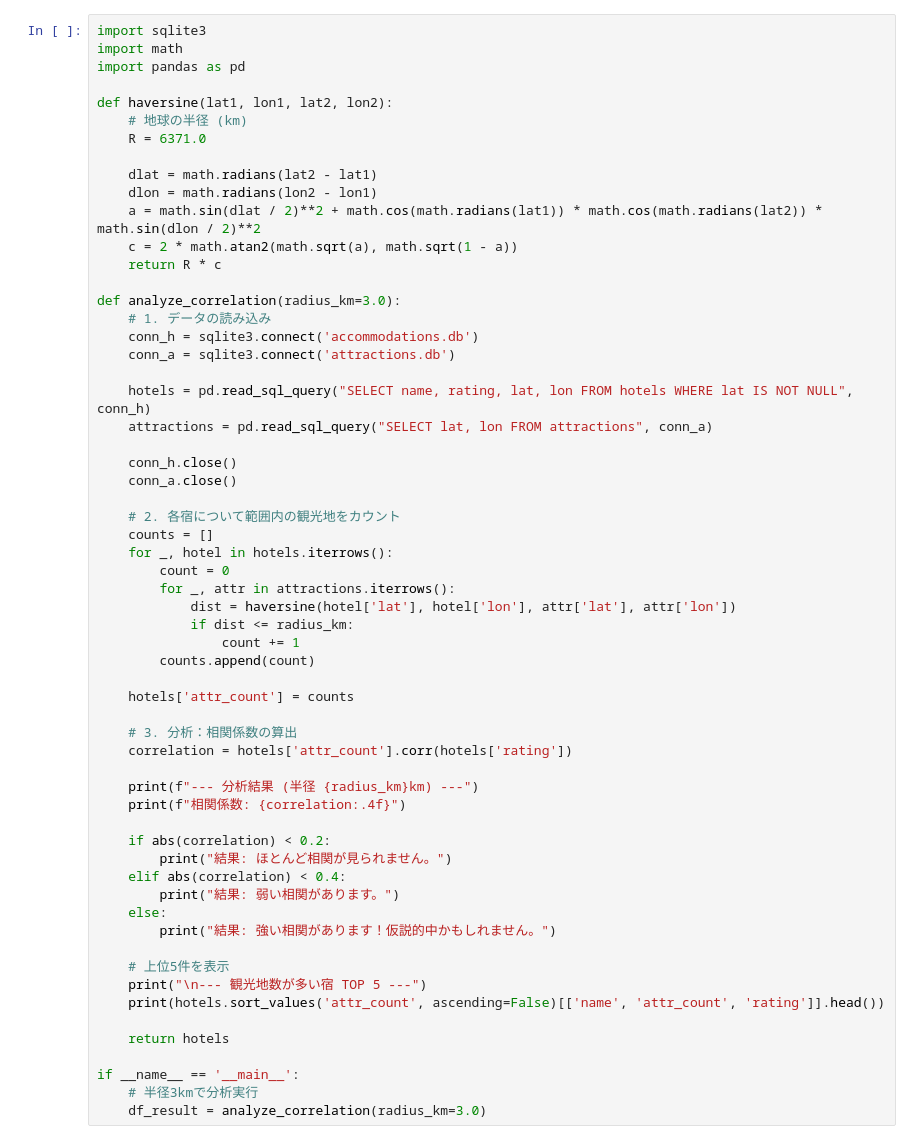
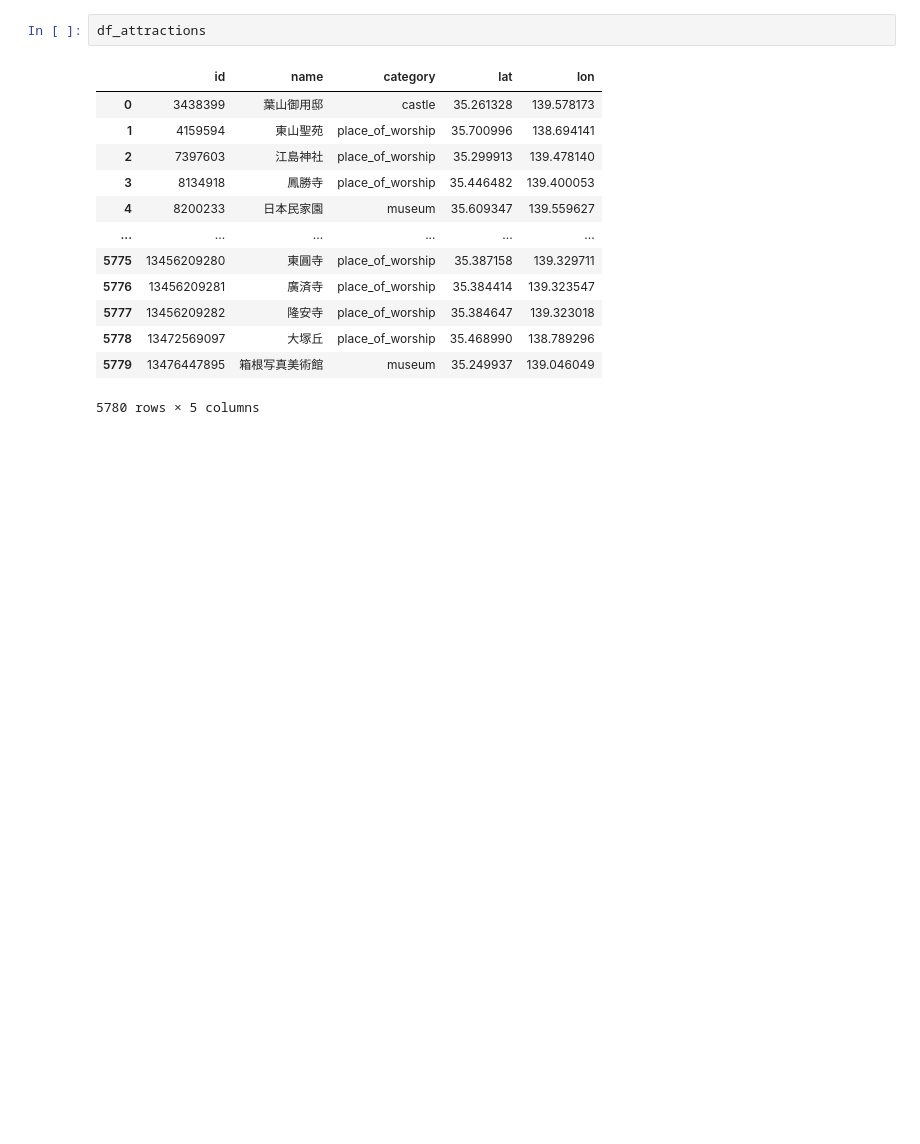
Before and after one commit to nakatayuma/dsprog2_2025, a Jupyter notebook: 2522107_最終課題/analysis.ipynb, the cells around one changed output. Cells and saved outputs as stored; diff of their text form; blank space fills up the shorter version.

```diff
--- a/2522107_最終課題/analysis.ipynb
+++ b/2522107_最終課題/analysis.ipynb
@@ -1,60 +42,16 @@
 # %%
-import sqlite3
-import math
-import pandas as pd
-
-def haversine(lat1, lon1, lat2, lon2):
-    # 地球の半径 (km)
-    R = 6371.0
-
-    dlat = math.radians(lat2 - lat1)
-    dlon = math.radians(lon2 - lon1)
-    a = math.sin(dlat / 2)**2 + math.cos(math.radians(lat1)) * math.cos(math.radians(lat2)) * math.sin(dlon / 2)**2
-    c = 2 * math.atan2(math.sqrt(a), math.sqrt(1 - a))
-    return R * c
-
-def analyze_correlation(radius_km=3.0):
-    # 1. データの読み込み
-    conn_h = sqlite3.connect('accommodations.db')
-    conn_a = sqlite3.connect('attractions.db')
-
-    hotels = pd.read_sql_query("SELECT name, rating, lat, lon FROM hotels WHERE lat IS NOT NULL", conn_h)
-    attractions = pd.read_sql_query("SELECT lat, lon FROM attractions", conn_a)
-
-    conn_h.close()
-    conn_a.close()
-
-    # 2. 各宿について範囲内の観光地をカウント
-    counts = []
-    for _, hotel in hotels.iterrows():
-        count = 0
-        for _, attr in attractions.iterrows():
-            dist = haversine(hotel['lat'], hotel['lon'], attr['lat'], attr['lon'])
-            if dist <= radius_km:
-                count += 1
-        counts.append(count)
-
-    hotels['attr_count'] = counts
-
-    # 3. 分析：相関係数の算出
-    correlation = hotels['attr_count'].corr(hotels['rating'])
-
-    print(f"--- 分析結果 (半径 {radius_km}km) ---")
-    print(f"相関係数: {correlation:.4f}")
-
-    if abs(correlation) < 0.2:
-        print("結果: ほとんど相関が見られません。")
-    elif abs(correlation) < 0.4:
-        print("結果: 弱い相関があります。")
-    else:
-        print("結果: 強い相関があります！仮説的中かもしれません。")
-
-    # 上位5件を表示
-    print("\n--- 観光地数が多い宿 TOP 5 ---")
-    print(hotels.sort_values('attr_count', ascending=False)[['name', 'attr_count', 'rating']].head())
-
-    return hotels
-
-if __name__ == '__main__':
-    # 半径3kmで分析実行
-    df_result = analyze_correlation(radius_km=3.0)
+df_attractions
+# %% [output]
+|  | id | name | category | lat | lon |
+| 0 | 3438399 | 葉山御用邸 | castle | 35.261328 | 139.578173 |
+| 1 | 4159594 | 東山聖苑 | place_of_worship | 35.700996 | 138.694141 |
+| 2 | 7397603 | 江島神社 | place_of_worship | 35.299913 | 139.478140 |
+| 3 | 8134918 | 鳳勝寺 | place_of_worship | 35.446482 | 139.400053 |
+| 4 | 8200233 | 日本民家園 | museum | 35.609347 | 139.559627 |
+| ... | ... | ... | ... | ... | ... |
+| 5775 | 13456209280 | 東圓寺 | place_of_worship | 35.387158 | 139.329711 |
+| 5776 | 13456209281 | 廣済寺 | place_of_worship | 35.384414 | 139.323547 |
+| 5777 | 13456209282 | 隆安寺 | place_of_worship | 35.384647 | 139.323018 |
+| 5778 | 13472569097 | 大塚丘 | place_of_worship | 35.468990 | 138.789296 |
+| 5779 | 13476447895 | 箱根写真美術館 | museum | 35.249937 | 139.046049 |
+5780 rows × 5 columns
```
Also changed, not shown: parts of 8 cells of this notebook, 2 other files.
